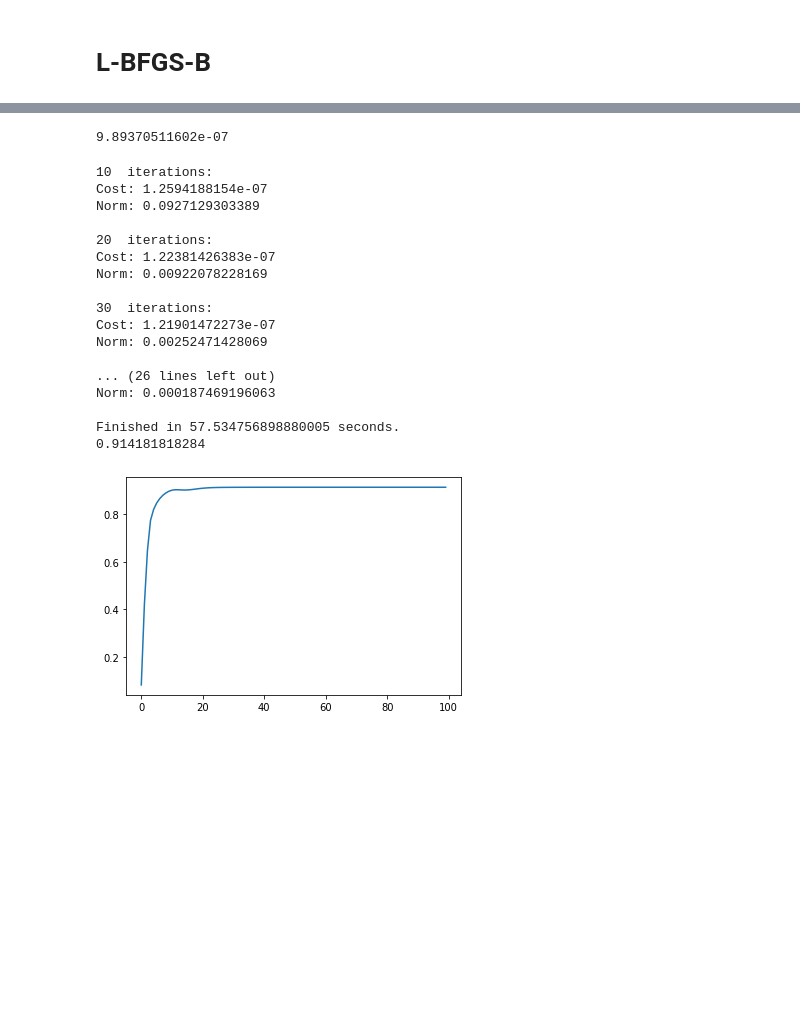
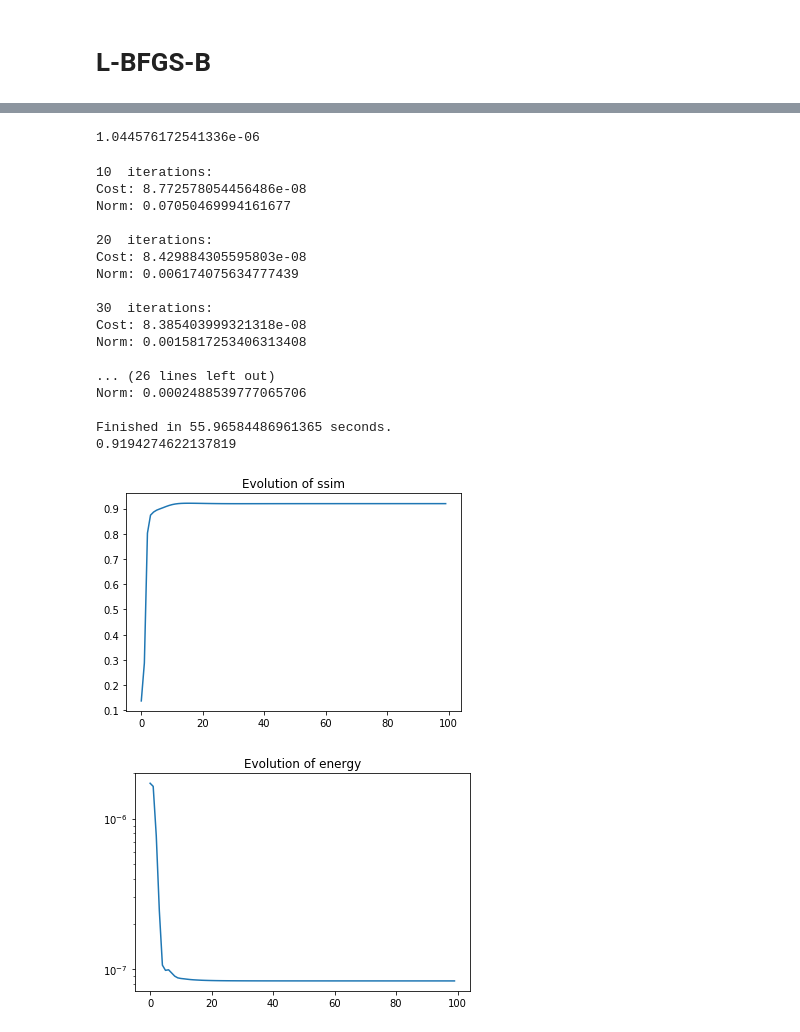
Before and after one commit to Biagig/Learning-Sampling-Pattern, a Jupyter notebook: Upper Level.ipynb, the cells around one changed output, grey strips where cells are left out. Drawn from its saved outputs; the diff is of its cells as text; code cells hidden in the pictures; blank space fills up the shorter version.

```diff
--- a/Upper Level.ipynb
+++ b/Upper Level.ipynb
@@ -296,11 +295,11 @@ def Dpu_Etot(u,p,w):
 # %% [markdown]
 ## Loss function and penalty
 # %%
-c = 1e5
+c = 1e0
 def L(u,u2):return c*np.linalg.norm(u-u2)**2
 def grad_L(u,u2):return 2*c*(u-u2)
 
-beta = 1e-11*c
+beta = 1e-10*c
 def P(p):return beta*np.sum(p[:-1]*(2-p[:-1]))
 def grad_P(p):
     Dp = 2*(1-p)
@@ -309,3 +308,7 @@ def grad_P(p):
     return beta*Dp
 # P = lambda x:beta*np.linalg.norm(p)**2
 # grad_P = lambda x:2*beta*x
+# %%
+param["pn1"]=1e-6
+uk,norms,energy = pdhg(y,p[:-1],fourier_op,linear_op,param,maxit=20,verbose=0)
+print(f"L(u(p))={L(uk,u0_mat)}\nP(p)={P(p)}")
@@ -318,27 +329,32 @@ def E(pk):
     global uk
     print("\nEvaluating E(p)")
     param["pn1"]=pk[-1]
-    uk,norms,energy = pdhg(y,pk[:-1],fourier_op,linear_op,param,maxit=20,verbose=0)
+    uk,norms = pdhg(y,pk[:-1],fourier_op,linear_op,param,compute_energy=False,maxit=20,verbose=0)
     return L(uk,u0_mat)+P(pk)
 
+cgconv = []
 def grad_E(pk):
-    global uk
+    global uk,cgconv
     #Update alpha(p)
     param["pn1"]=pk[-1]
 
     print("\nStarting PDHG")
-    uk,norms,energy = pdhg(y,pk[:-1],fourier_op,linear_op,param,maxit=20,verbose=0)
+    uk,norms = pdhg(y,pk[:-1],fourier_op,linear_op,param,compute_energy=False,maxit=20,verbose=0)
 
     def mv(w):
         w = np.reshape(w,(n,n))
         return np.reshape(Du2_Etot(uk,pk,w),(n**2,))
 
+
     # -- Use cg to compute gradient --
     lin = LinearOperator((n**2,n**2),matvec=mv)
     B = np.reshape(grad_L(uk,u0_mat),(n**2,))
+    def cgcall(x):
+        cgconv.append(np.linalg.norm(lin(x)-B)/np.linalg.norm(B))
 
     print("\nStarting Conjugate Gradient method")
-    x_inter,convergence = cg(lin,B,tol=1e-4,maxiter=50)
+    x_inter,convergence = cg(lin,B,tol=1e-4,maxiter=500,callback=cgcall)
+    print(f"||Ax-b||/||b||: {np.linalg.norm(lin(x_inter)-B)/np.linalg.norm(B)}")
     return Dpu_Etot(uk,pk,np.reshape(x_inter,(n,n)))+grad_P(pk)
 
 # Callback function
@@ -396,10 +417,11 @@ array([  2.00000000e-08,   2.00000000e-08,   2.00000000e-08, ...,
 # %%
 p0 = 0.9*p+0.1*np.random.rand(n**2+1)
 #p0 = np.random.rand(n**2+1)
+p0=np.ones(n**2+1)
 p0[-1] = 1e-6
 
 niter = 0
-res = scipy.optimize.minimize(E,p,method='L-BFGS-B',jac=grad_E
+res = scipy.optimize.minimize(E,p0,method='L-BFGS-B',jac=grad_E
                               ,bounds=[(0,1)]*n**2+[(0,np.inf)]
                               ,callback=fcall
                               ,options={'gtol':1e-15,'maxiter':4,'maxfun':4})
@@ -439,29 +458,41 @@ Finished in 10.107553005218506 seconds.
 # %%
 print(pf[-1])
-pysap.Image(data=np.reshape(p[:-1]-pf[:-1],(n,n))).show()
+pysap.Image(data=np.reshape(pf[:-1],(n,n))).show()
 # %% [output]
-9.89370511602e-07
+1.044576172541336e-06
 # %%
 uk,norms,energy,ssims = pdhg(y,pf[:-1],fourier_op,linear_op,param,real_image=u0_mat,maxit=100)
 print(ssim(uk,u0_mat))
+
+plt.figure()
 plt.plot(ssims)
+plt.title("Evolution of ssim")
+plt.show()
+
+plt.figure()
+plt.plot(energy)
+plt.title("Evolution of energy")
+plt.yscale("log")
+plt.show()
+
 pysap.Image(data=uk).show()
 # %% [output]
 10  iterations:
-Cost: 1.2594188154e-07
-Norm: 0.0927129303389
+Cost: 8.772578054456486e-08
+Norm: 0.07050469994161677
 
 20  iterations:
-Cost: 1.22381426383e-07
-Norm: 0.00922078228169
+Cost: 8.429884305595803e-08
+Norm: 0.006174075634777439
 
 30  iterations:
-Cost: 1.21901472273e-07
-Norm: 0.00252471428069
+Cost: 8.385403999321318e-08
+Norm: 0.0015817253406313408
 
 ... (26 lines left out)
-Norm: 0.000187469196063
+Norm: 0.0002488539777065706
 
-Finished in 57.534756898880005 seconds.
-0.914181818284
+Finished in 55.96584486961365 seconds.
+0.9194274622137819
-[figure, old version]
+[figure, new version]
+[figure, added]
```
Also changed, not shown: parts of 15 cells of this notebook.
